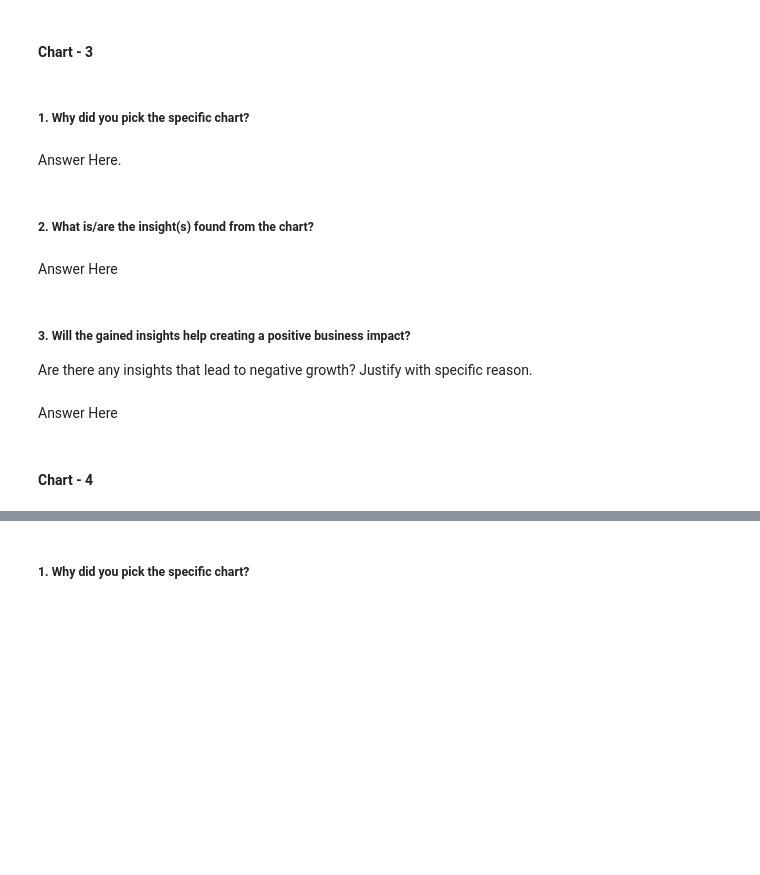
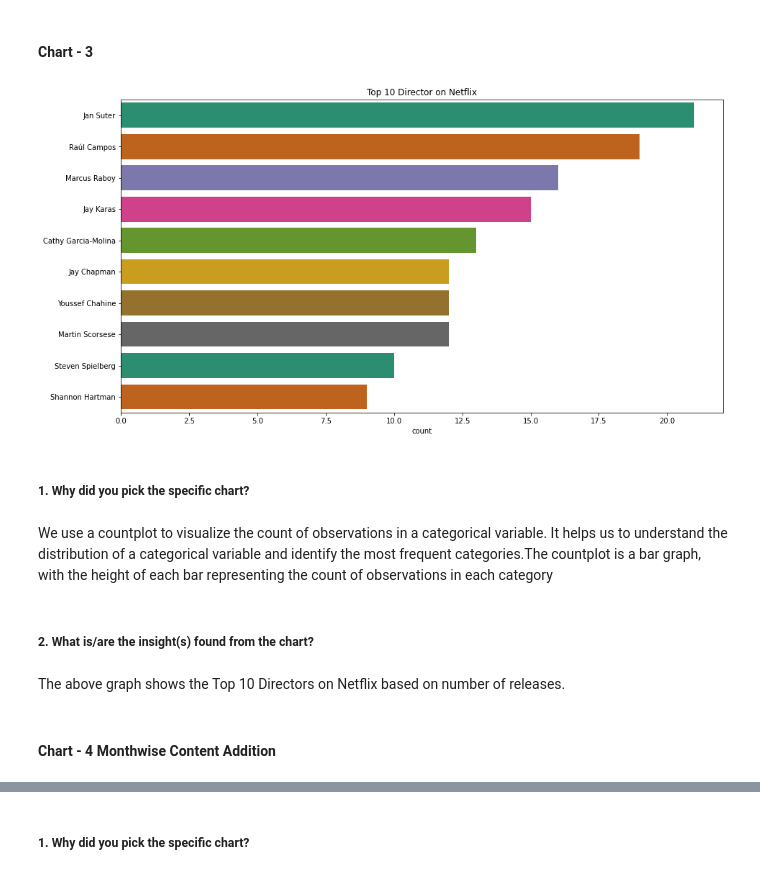
Before and after one commit to shivashukla02/Netflix-Movies-and-TV-Show-Clustering-Unsupervised, a Jupyter notebook: Netflix_Movies_and_TV_Show_Clustering_unsupervised.ipynb, the cells around one changed output, grey strips where cells are left out. Saved outputs shown, nothing was run; the diff lists cells and outputs as text; code cells hidden in the pictures; blank space fills up the shorter version.

```diff
--- a/Netflix_Movies_and_TV_Show_Clustering_unsupervised.ipynb
+++ b/Netflix_Movies_and_TV_Show_Clustering_unsupervised.ipynb
@@ -372,15 +419,20 @@ Answer Here
+# %%
+# Chart - 3 visualization code
+# Graph for top 10 directors
+directors = df_netflix[df_netflix.director != 'Unknown'].set_index('title').director.str.split(', ', expand=True).stack().reset_index(level=1, drop=True)
+plt.figure(figsize=(15, 8))
+sns.countplot(y = directors, order=directors.value_counts().index[:10], palette='Dark2')
+plt.title('Top 10 Director on Netflix')
+plt.show()
+# %% [output]
+[figure, added]
 # %% [markdown]
 ##### 1. Why did you pick the specific chart?
-# %% [markdown]
-Answer Here.
+# %% [markdown]
+We use a countplot to visualize the count of observations in a categorical variable. It helps us to understand the distribution of a categorical variable and identify the most frequent categories.The countplot is a bar graph, with the height of each bar representing the count of observations in each category
 # %% [markdown]
 ##### 2. What is/are the insight(s) found from the chart?
-# %% [markdown]
-Answer Here
-# %% [markdown]
-##### 3. Will the gained insights help creating a positive business impact?
-Are there any insights that lead to negative growth? Justify with specific reason.
-# %% [markdown]
-Answer Here
+# %% [markdown]
+The above graph shows the Top 10 Directors on Netflix based on number of releases.
 # %% [markdown]
-#### Chart - 4
+#### Chart - 4 Monthwise Content Addition
```
Also changed, not shown: parts of 39 cells of this notebook.
